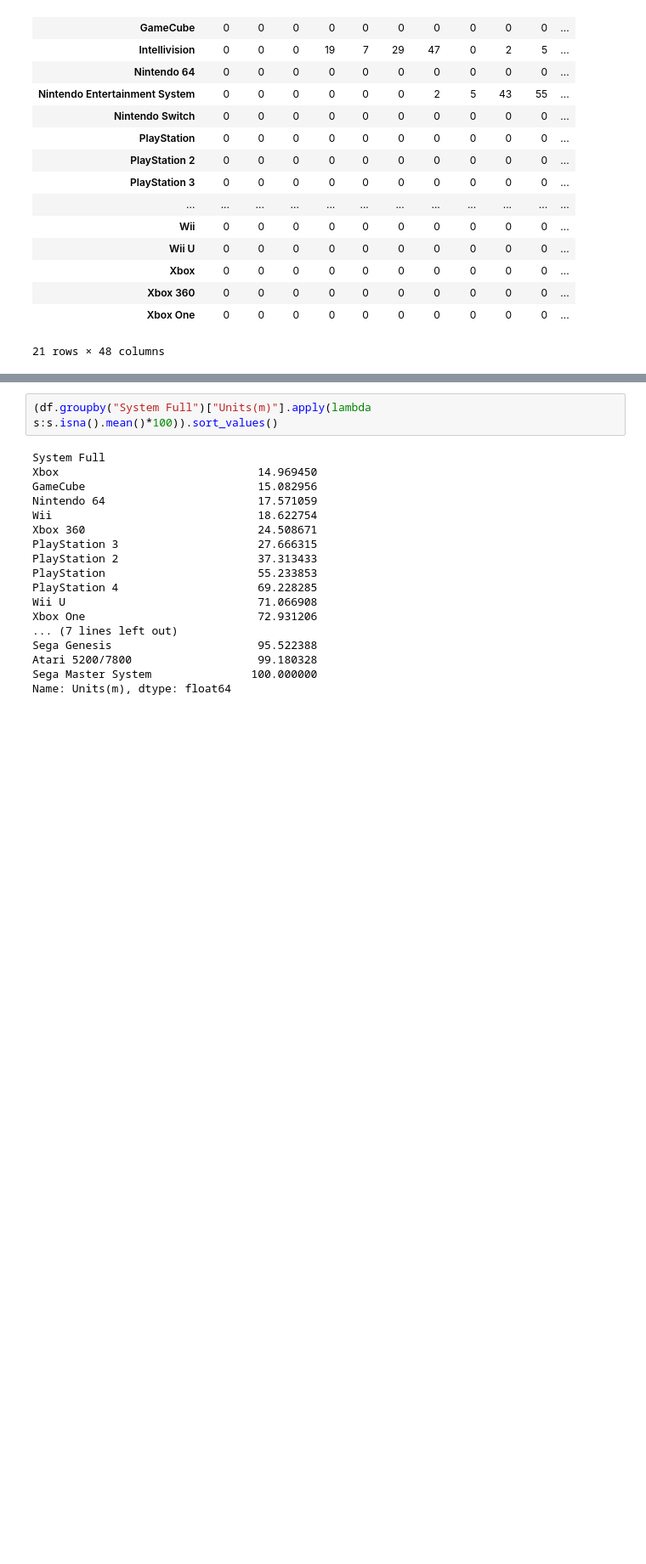
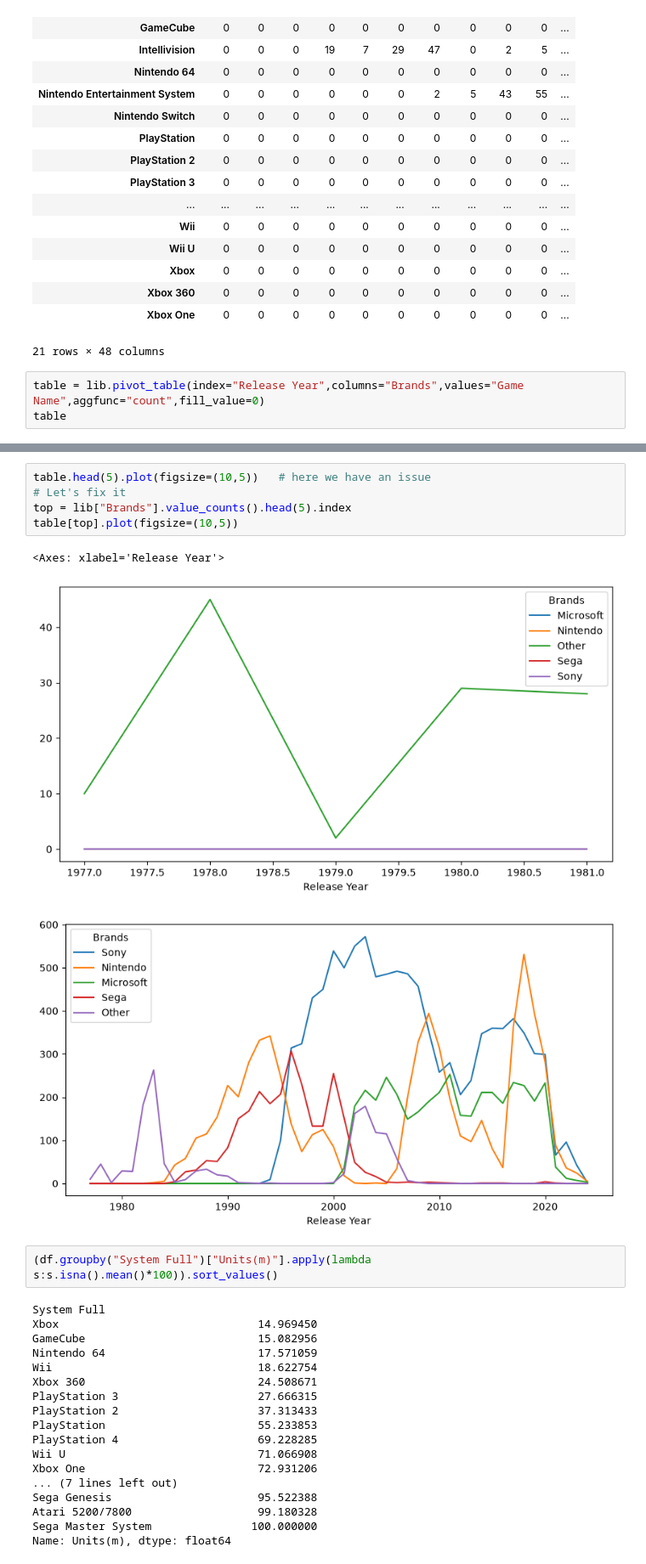
Before and after one commit to ahmadbinsohail/Handling_CSV, a Jupyter notebook: platform_wars_dashboard/main.ipynb, the cells around one changed output, grey strips where cells are left out. Shown at 85% size. Drawn from its saved outputs; the diff is of its cells as text; blank space fills up the shorter version.

Commit message:
Add new table

```diff
--- a/platform_wars_dashboard/main.ipynb
+++ b/platform_wars_dashboard/main.ipynb
@@ -60,3 +60,6 @@ counts
 | Xbox 360 | 0 | 0 | 0 | 0 | 0 | 0 | 0 | 0 | 0 | 0 | ... |
 | Xbox One | 0 | 0 | 0 | 0 | 0 | 0 | 0 | 0 | 0 | 0 | ... |
 21 rows × 48 columns
+# %%
+table = lib.pivot_table(index="Release Year",columns="Brands",values="Game Name",aggfunc="count",fill_value=0)
+table
@@ -63,3 +85,12 @@ counts
+# %%
+table.head(5).plot(figsize=(10,5))   # here we have an issue
+# Let's fix it
+top = lib["Brands"].value_counts().head(5).index
+table[top].plot(figsize=(10,5))
+# %% [output]
+<Axes: xlabel='Release Year'>
+[figure, added]
+[figure, added]
 # %%
 (df.groupby("System Full")["Units(m)"].apply(lambda s:s.isna().mean()*100)).sort_values()
 # %% [output]
```
Also changed, not shown: parts of 1 cell of this notebook.
